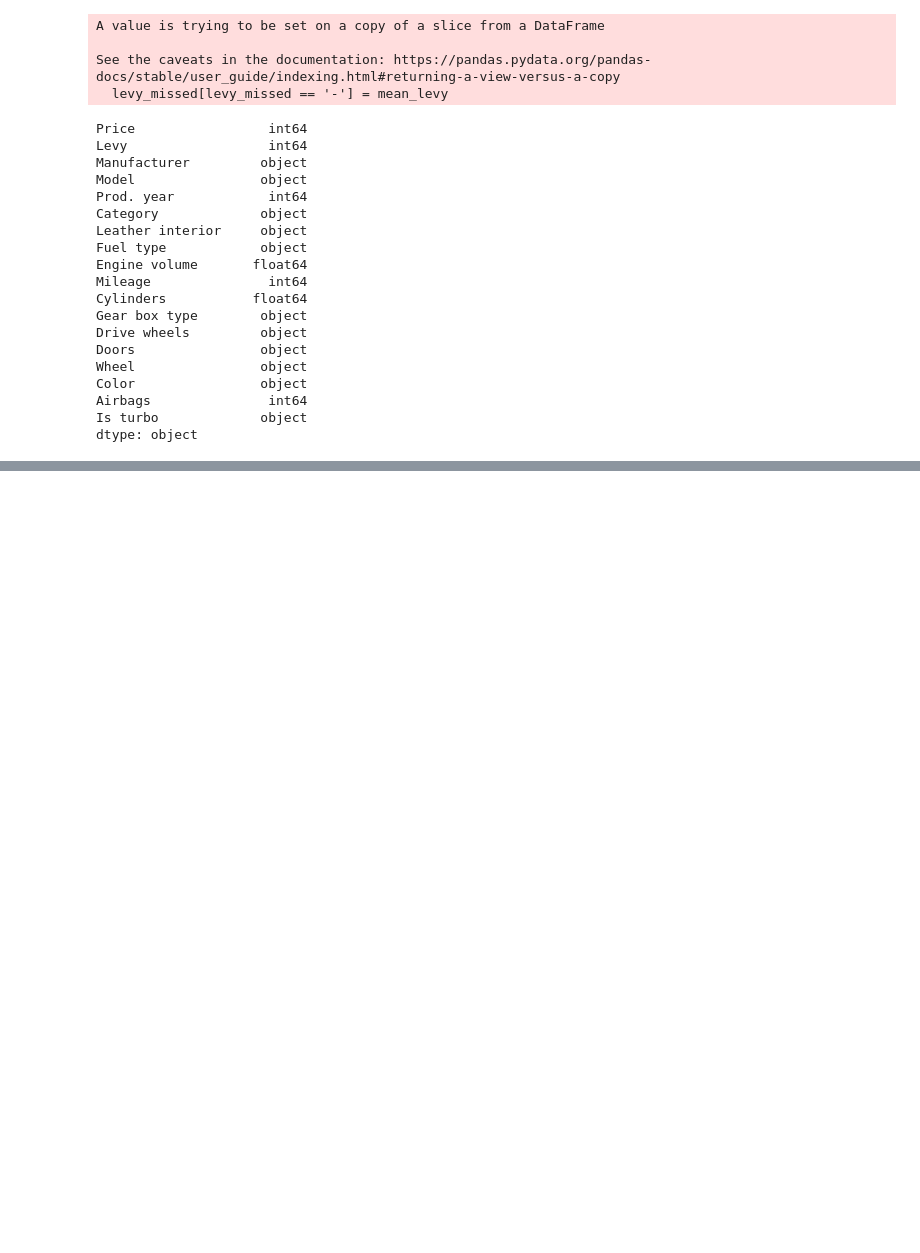
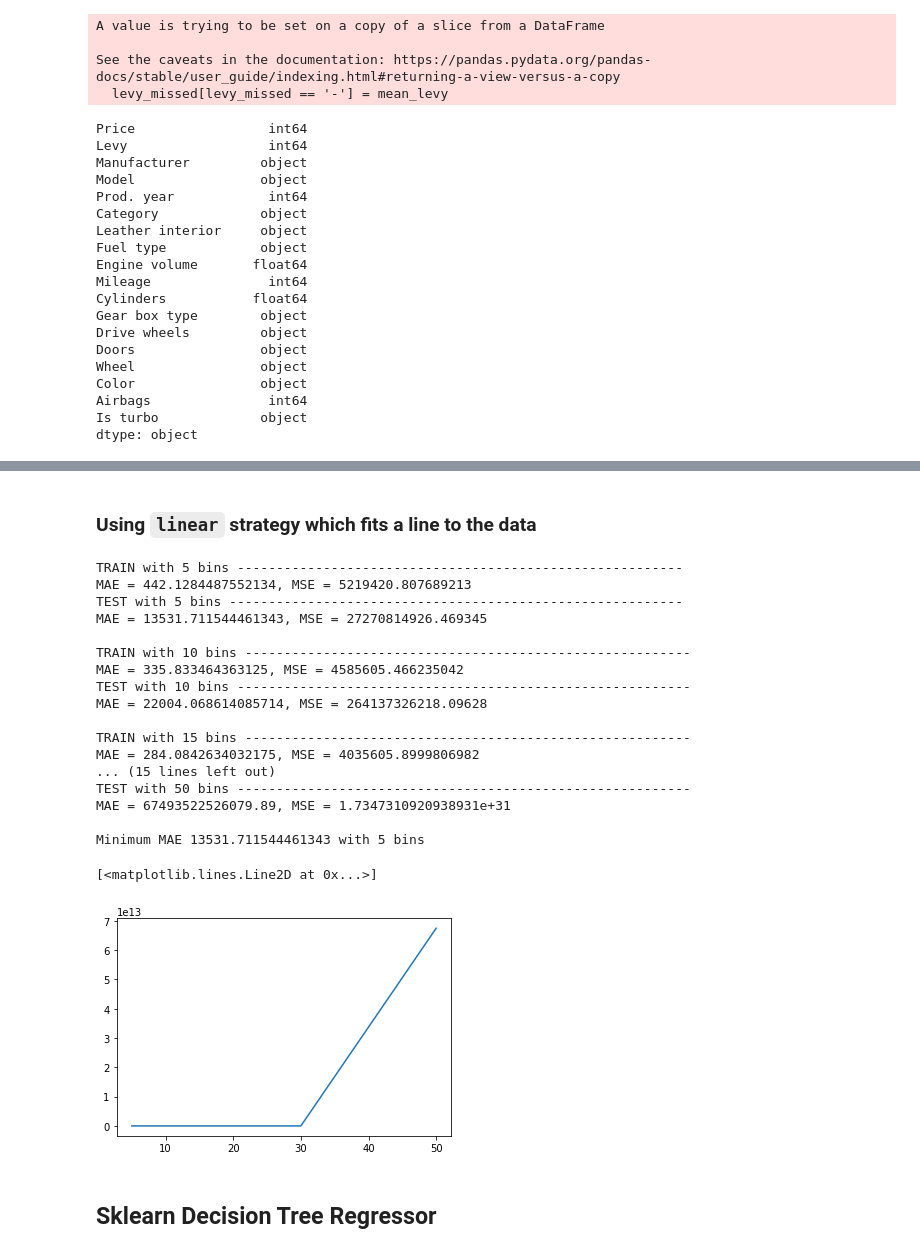
Before and after one commit to AlirezaSM/decision-tree, a Jupyter notebook: decision_tree.ipynb, the cells around one changed output, grey strips where cells are left out. Saved outputs shown, nothing was run; the diff lists cells and outputs as text; code cells hidden in the pictures; blank space fills up the shorter version.

```diff
--- a/decision_tree.ipynb
+++ b/decision_tree.ipynb
@@ -949,0 +1047,61 @@ dtype: object
+# %% [markdown]
+### Using `linear` strategy which fits a line to the data
+# %%
+numerical_features = ['Levy', 'Prod. year', 'Engine volume', 'Mileage', 'Cylinders', 'Airbags']
+
+values = [5, 10, 15, 20, 30, 50]
+acc_history = []
+
+for v in values:
+    X = df.iloc[:, 1:]
+    y = df.iloc[:, 0]
+
+    x_train, x_test, y_train, y_test = train_test_split(X, y, test_size=0.2, random_state=4)
+
+    x_train_continuous = x_train.copy()[numerical_features]
+    x_test_continuous = x_test.copy()[numerical_features]
+    bins = []
+    for c in numerical_features:
+        x_train[c], c_bins = pd.qcut(x_train[c], v, duplicates='drop', retbins=True)
+        bins.append(c_bins)
+
+    my_tree = DecisionTreeRegressor(decision_maker='linear')
+    my_tree.fit(x_train.to_numpy(), y_train.to_numpy(), x_train_continuous.to_numpy())
+
+    for idx, c in enumerate(numerical_features):
+        x_test[c] = pd.cut(x_test[c], bins[idx])
+
+    print(f'TRAIN with {v} bins ---------------------------------------------------------')
+    y_pred = my_tree.predict(x_train.to_numpy(), x_train_continuous.to_numpy())
+    regression_evaluation(y_pred, y_train)
+    print(f'TEST with {v} bins ----------------------------------------------------------')
+    y_pred = my_tree.predict(x_test.to_numpy(), x_test_continuous.to_numpy())
+    regression_evaluation(y_pred, y_test)
+
+    acc_history.append(mean_absolute_error(y_pred, y_test))
+    print()
+
+print(f'Minimum MAE {np.min(acc_history)} with {values[np.argmin(acc_history)]} bins')
+plt.plot(values, acc_history)
+# %% [output]
+TRAIN with 5 bins ---------------------------------------------------------
+MAE = 442.1284487552134, MSE = 5219420.807689213
+TEST with 5 bins ----------------------------------------------------------
+MAE = 13531.711544461343, MSE = 27270814926.469345
+
+TRAIN with 10 bins ---------------------------------------------------------
+MAE = 335.833464363125, MSE = 4585605.466235042
+TEST with 10 bins ----------------------------------------------------------
+MAE = 22004.068614085714, MSE = 264137326218.09628
+
+TRAIN with 15 bins ---------------------------------------------------------
+MAE = 284.0842634032175, MSE = 4035605.8999806982
+... (15 lines left out)
+TEST with 50 bins ----------------------------------------------------------
+MAE = 67493522526079.89, MSE = 1.7347310920938931e+31
+
+Minimum MAE 13531.711544461343 with 5 bins
+[<matplotlib.lines.Line2D at 0x...>]
+[figure, added]
+# %% [markdown]
+## Sklearn Decision Tree Regressor
```
Also changed, not shown: parts of 12 cells of this notebook.
